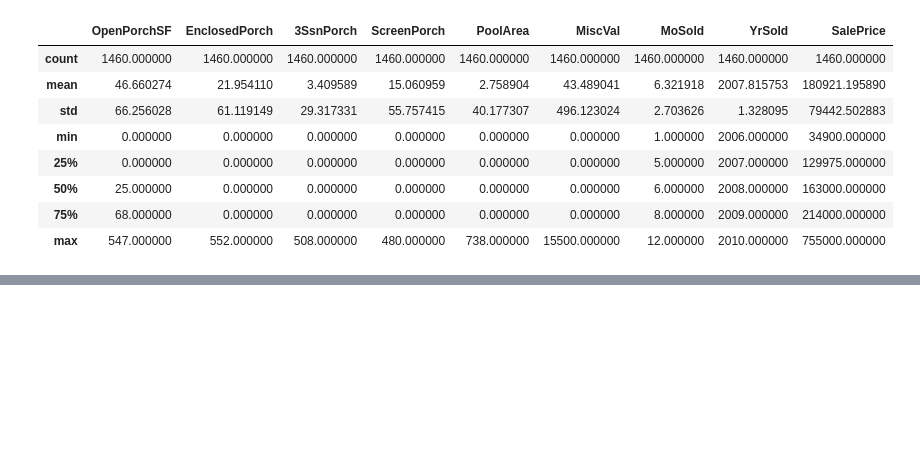
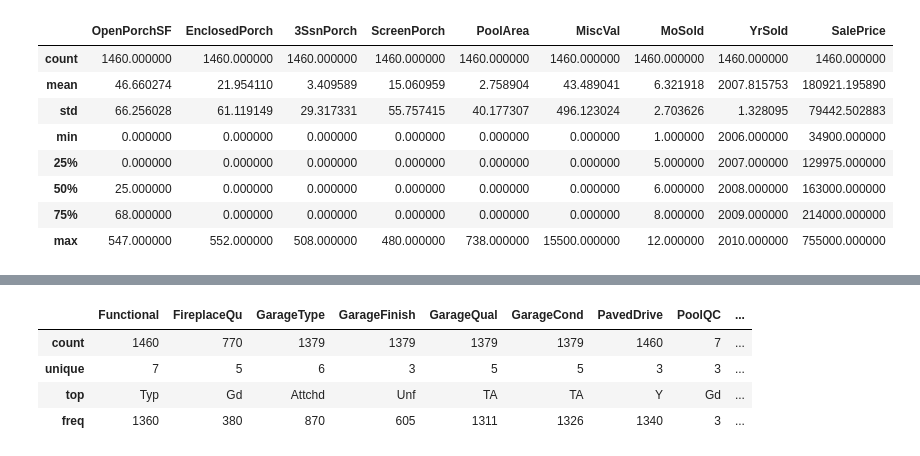
Before and after one commit to Hodapp87/kaggle-house-prices, a Jupyter notebook: Scratch for House Prices competition on Kaggle.ipynb, the cells around one changed output, grey strips where cells are left out. Drawn from its saved outputs; the diff is of its cells as text; code cells hidden in the pictures; blank space fills up the shorter version.

```diff
--- a/Scratch for House Prices competition on Kaggle.ipynb
+++ b/Scratch for House Prices competition on Kaggle.ipynb
@@ -187,0 +164,8 @@ train_raw.iloc[:,67:].describe()
+# %%
+train_raw.iloc[:,55:].describe(include=["object"])
+# %% [output]
+|  | Functional | FireplaceQu | GarageType | GarageFinish | GarageQual | GarageCond | PavedDrive | PoolQC | ... |
+| count | 1460 | 770 | 1379 | 1379 | 1379 | 1379 | 1460 | 7 | ... |
+| unique | 7 | 5 | 6 | 3 | 5 | 5 | 3 | 3 | ... |
+| top | Typ | Gd | Attchd | Unf | TA | TA | Y | Gd | ... |
+| freq | 1360 | 380 | 870 | 605 | 1311 | 1326 | 1340 | 3 | ... |
```
Also changed, not shown: parts of 10 cells of this notebook.
